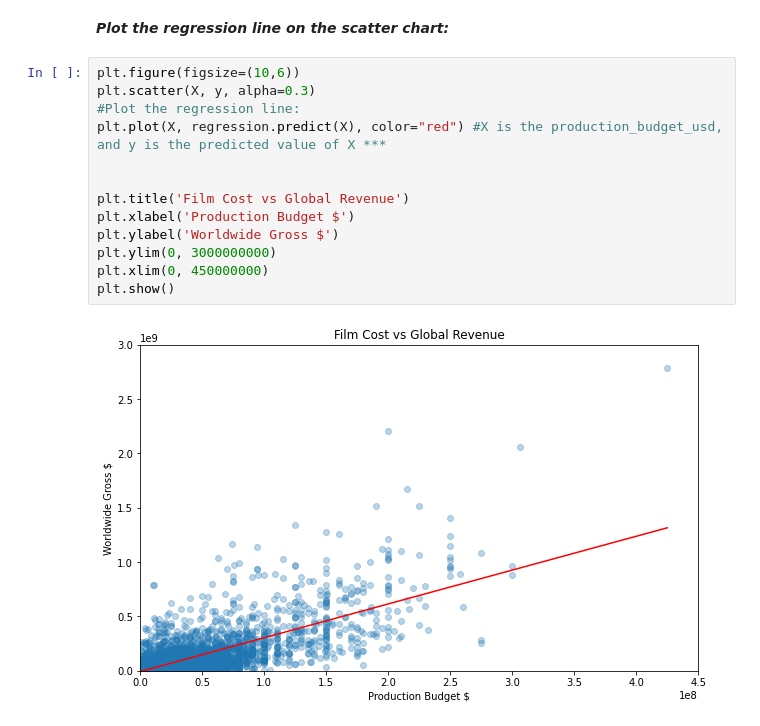
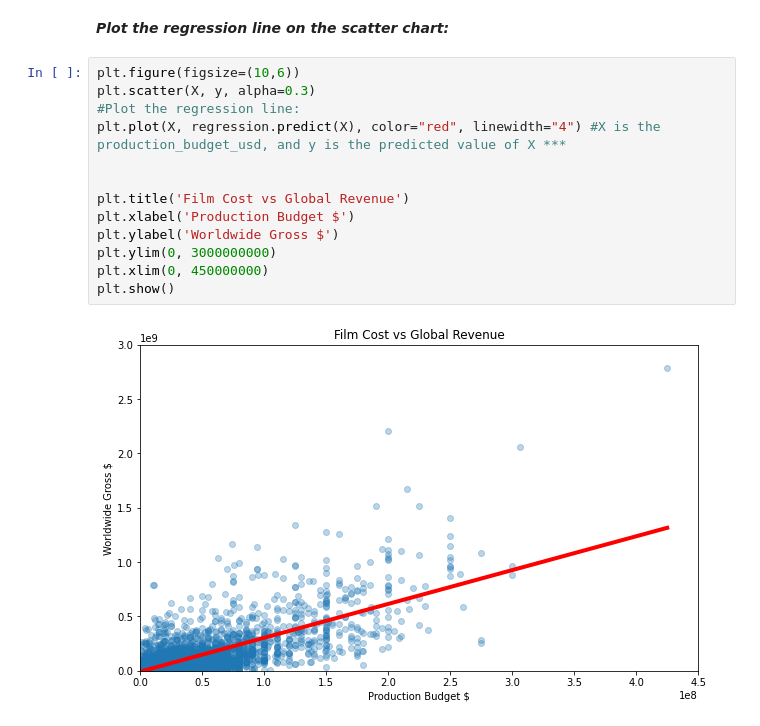
Before and after one commit to fatemakotha/Data-Science-and-Machine-Learning-Bootcamp, a Jupyter notebook: SECTION 2 Predict Movie Box Office Revenue with Linear Regression/01+Linear+Regression+(checkpoint).ipynb/01 Linear Regression (checkpoint).ipynb, the cells around one changed output. Drawn from its saved outputs; the diff is of its cells as text.

Commit message:
Change the width of the regression line to 4

```diff
--- a/SECTION 2 Predict Movie Box Office Revenue with Linear Regression/01+Linear+Regression+(checkpoint).ipynb/01 Linear Regression (checkpoint).ipynb
+++ b/SECTION 2 Predict Movie Box Office Revenue with Linear Regression/01+Linear+Regression+(checkpoint).ipynb/01 Linear Regression (checkpoint).ipynb
@@ -71,15 +71,15 @@ array([-7236192.72913963])
 # %%
 plt.figure(figsize=(10,6))
 plt.scatter(X, y, alpha=0.3)
 #Plot the regression line:
-plt.plot(X, regression.predict(X), color="red") #X is the production_budget_usd, and y is the predicted value of X ***
+plt.plot(X, regression.predict(X), color="red", linewidth="4") #X is the production_budget_usd, and y is the predicted value of X ***
 
 
 plt.title('Film Cost vs Global Revenue')
 plt.xlabel('Production Budget $')
 plt.ylabel('Worldwide Gross $')
 plt.ylim(0, 3000000000)
 plt.xlim(0, 450000000)
 plt.show()
 # %% [output]
-[figure, old version]
+[figure, new version]
```
